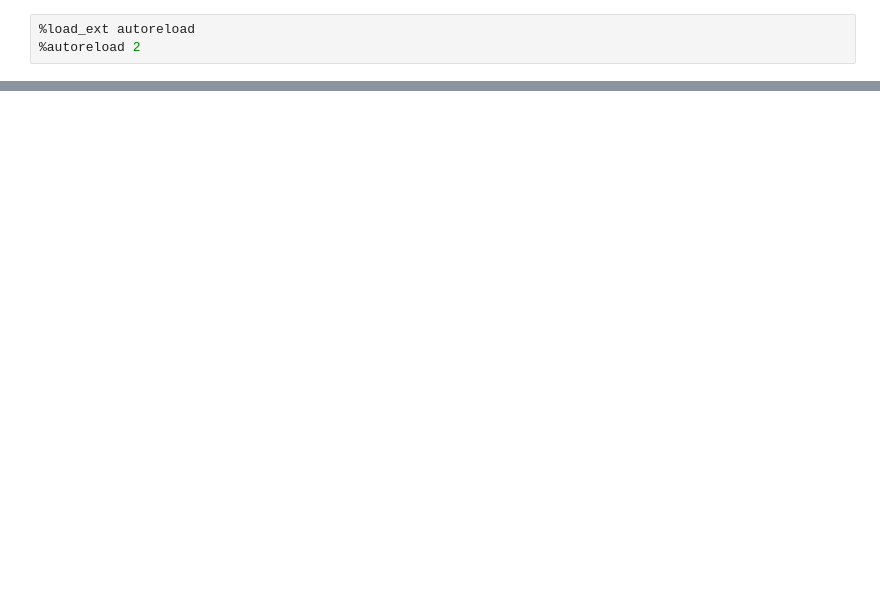
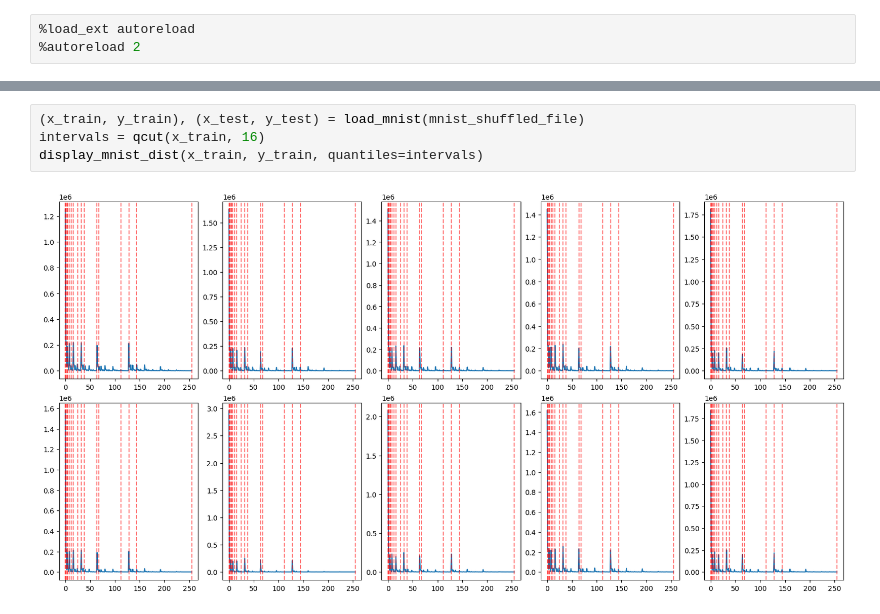
Before and after one commit to otavioon/wisard, a Jupyter notebook: input_analysis.ipynb, the cells around one changed output, grey strips where cells are left out. Drawn from its saved outputs; the diff is of its cells as text; blank space fills up the shorter version.

```diff
--- a/input_analysis.ipynb
+++ b/input_analysis.ipynb
@@ -91,0 +126,6 @@ display_mnist_dist(x_train, y_train)
+# %%
+(x_train, y_train), (x_test, y_test) = load_mnist(mnist_shuffled_file)
+intervals = qcut(x_train, 16)
+display_mnist_dist(x_train, y_train, quantiles=intervals)
+# %% [output]
+[figure, added]
```
Also changed, not shown: parts of 24 cells of this notebook, 13 other files.
